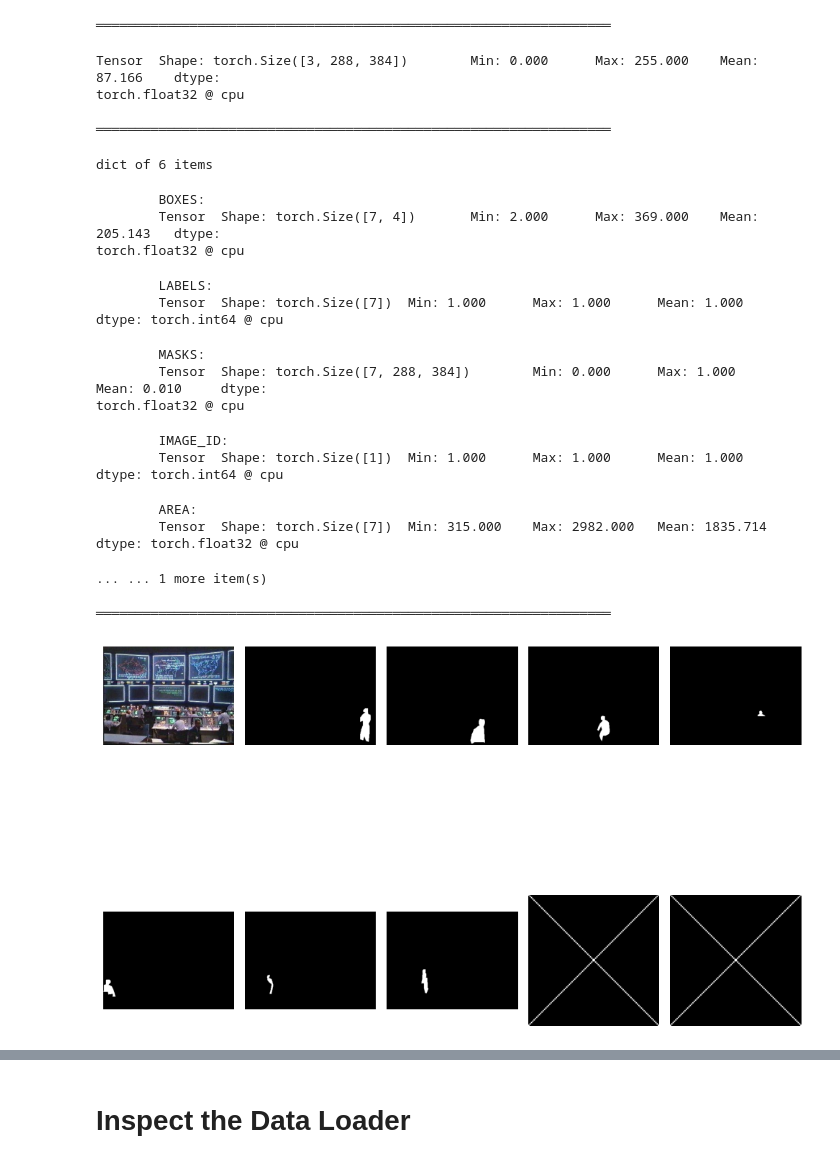
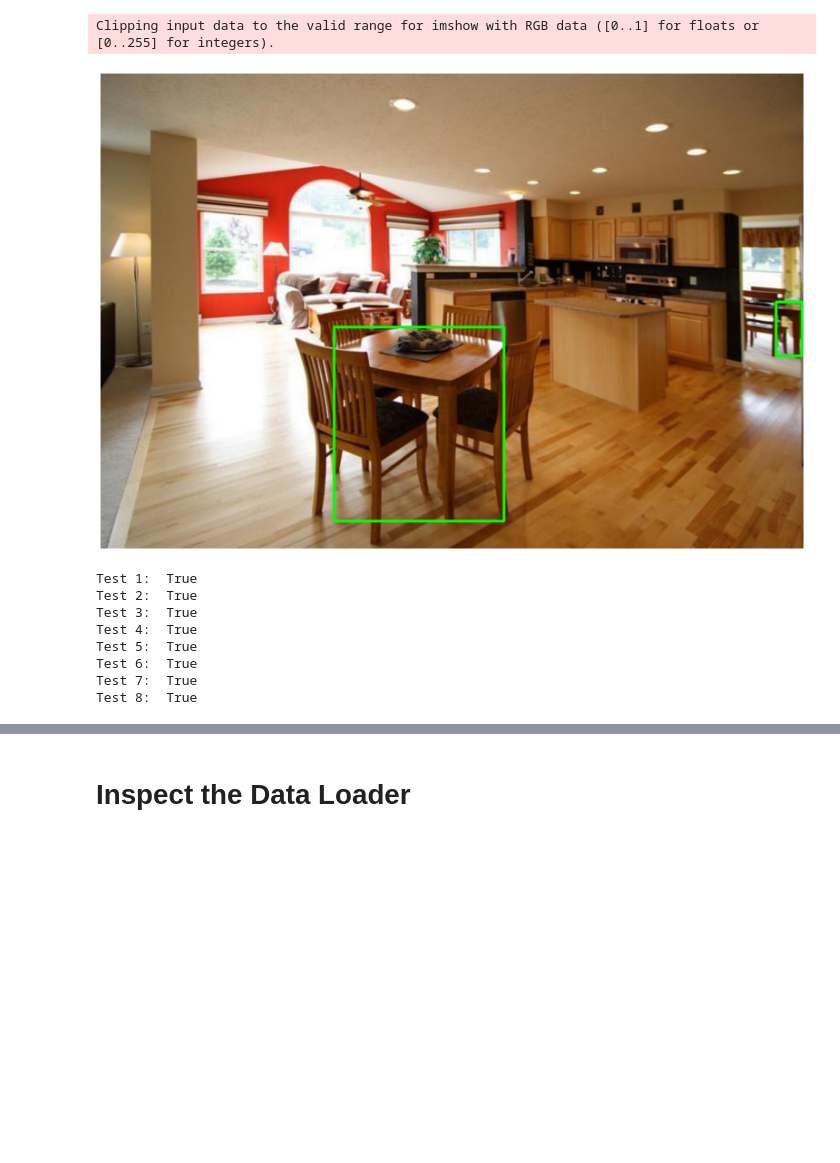
Before and after one commit to oeg1n18/Computer_Vision_Papers, a Jupyter notebook: Segmentation/code/mask-RCNN/mask-RCNN.ipynb, the cells around one changed output, grey strips where cells are left out. Drawn from its saved outputs; the diff is of its cells as text; code cells hidden in the pictures; blank space fills up the shorter version.

Commit message:
Added and debugged tests for mask-RCNN

```diff
--- a/Segmentation/code/mask-RCNN/mask-RCNN.ipynb
+++ b/Segmentation/code/mask-RCNN/mask-RCNN.ipynb
@@ -74,12 +69,6 @@ def get_mask(path):
 # %%
 _id = trn_items[10]
 img_path = f'images/training/{_id}.jpg'
-# %%
-class MasksDataset(Dataset):
-    def __init__(self, items, transforms, N):
-        self.items = items
-        self.transforms = transforms
-        self.N = N
 # %%
 get_mask(img_path)
 # %% [output]
@@ -127,7 +116,6 @@ class MasksDataset(Dataset):
         img_path = f'images/training/{_id}.jpg'
         mask_path = f'annotations_instance/training/{_id}.png'
         masks, labels = self.get_mask(mask_path)
-        #print(labels)
         obj_ids = np.arange(1, len(masks)+1)
         img = Image.open(img_path).convert("RGB")
         num_objs = len(obj_ids)
@@ -141,7 +129,9 @@ class MasksDataset(Dataset):
             if (((xmax-xmin)<=10) | (ymax-ymin)<=10):
                 xmax = xmin+10
                 ymax = ymin+10
-            boxes.append([xmin, ymin, xmax, ymax])
+            box = np.array([xmin, ymin, xmax, ymax])
+
+            boxes.append(list(np.clip(box, np.array([0,0,0,0]), np.array([img.size[0], img.size[1], img.size[0], img.size[1]]))))
         boxes = torch.as_tensor(boxes, dtype=torch.float32)
         labels = torch.as_tensor(labels, dtype=torch.int64)
         masks = torch.as_tensor(masks, dtype=torch.float32)
@@ -157,7 +147,7 @@ class MasksDataset(Dataset):
         target["iscrowd"] = iscrowd
         if self.transforms is not None:
             img, target = self.transforms(img, target)
-        return img.float(), target
+        return img.float()/255., target
 
     def __len__(self):
         return self.N
@@ -169,30 +159,12 @@ class MasksDataset(Dataset):
         return tuple(zip(*batch))
 
 x = MasksDataset(trn_items, get_transform(train=True), N=100)
-im,targ = x[1]
-inspect(im,targ)
-subplots([im, *targ['masks']], sz=10)
-# %% [output]
-══════════════════════════════════════════════════════════════════
-Tensor  Shape: torch.Size([3, 288, 384])        Min: 0.000      Max: 255.000    Mean: 87.166    dtype:
-torch.float32 @ cpu
-══════════════════════════════════════════════════════════════════
-dict of 6 items
-        BOXES:
-        Tensor  Shape: torch.Size([7, 4])       Min: 2.000      Max: 369.000    Mean: 205.143   dtype:
-torch.float32 @ cpu
-        LABELS:
-        Tensor  Shape: torch.Size([7])  Min: 1.000      Max: 1.000      Mean: 1.000     dtype: torch.int64 @ cpu
-        MASKS:
-        Tensor  Shape: torch.Size([7, 288, 384])        Min: 0.000      Max: 1.000      Mean: 0.010     dtype:
-torch.float32 @ cpu
-        IMAGE_ID:
-        Tensor  Shape: torch.Size([1])  Min: 1.000      Max: 1.000      Mean: 1.000     dtype: torch.int64 @ cpu
-        AREA:
-        Tensor  Shape: torch.Size([7])  Min: 315.000    Max: 2982.000   Mean: 1835.714  dtype: torch.float32 @ cpu
-... ... 1 more item(s)
-══════════════════════════════════════════════════════════════════
-[figure, removed]
+# %%
+img, targ = x.__getitem__(5)
+show(img.permute(1, 2, 0).numpy(), bbs=targ["boxes"])
+# %% [output]
+Clipping input data to the valid range for imshow with RGB data ([0..1] for floats or [0..255] for integers).
+[figure, added]
 # %%
 def get_model_instance_segmentation(num_classes):
     # load an instance segmentation model pre-trained pre-trained on COCO
@@ -224,6 +196,18 @@ data_loader = torch.utils.data.DataLoader(
 data_loader_test = torch.utils.data.DataLoader(
     dataset_test, batch_size=1, shuffle=False, num_workers=0,
     collate_fn=dataset_test.collate_fn)
+# %%
+data_loader_tests = TestDataLoader(data_loader)
+data_loader_tests.process_tests()
+# %% [output]
+Test 1:  True
+Test 2:  True
+Test 3:  True
+Test 4:  True
+Test 5:  True
+Test 6:  True
+Test 7:  True
+Test 8:  True
 # %%
 num_classes = 3
 model = get_model_instance_segmentation(num_classes).to(device)
```
Also changed, not shown: parts of 18 cells of this notebook, 9 other files.
